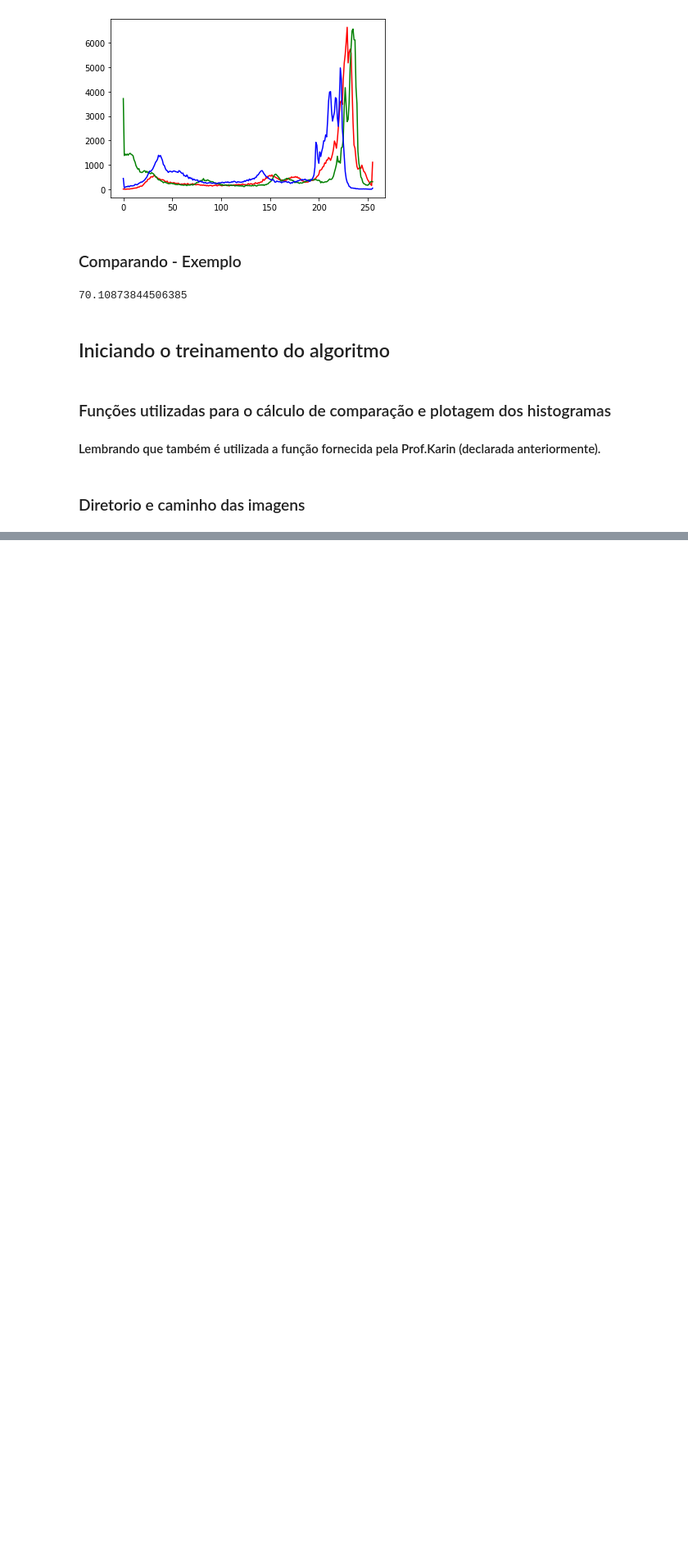
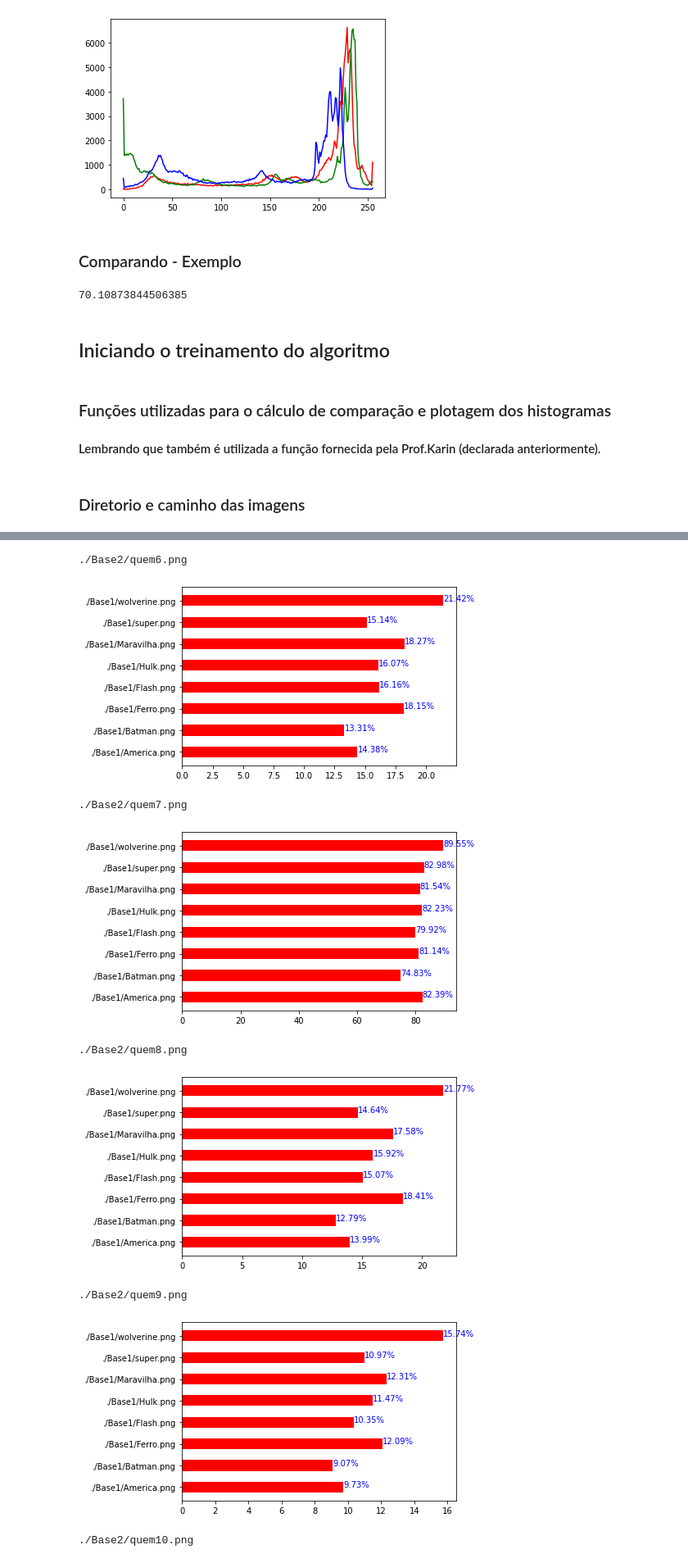
Before and after one commit to GodKelvin/PDI_Comparacao_Img_Histograma, a Jupyter notebook: pdi_tarefa_1.ipynb, the cells around one changed output, grey strips where cells are left out. Shown at 82% size. Cells and saved outputs as stored; diff of their text form; code cells hidden in the pictures; blank space fills up the shorter version.

```diff
--- a/pdi_tarefa_1.ipynb
+++ b/pdi_tarefa_1.ipynb
@@ -197,0 +215,12 @@ plot_histograma(hr, hg, hb)
+# %%
+executa_testes(modelos_img, teste2_img)
+# %% [output]
+./Base2/quem6.png
+[figure, added]
+./Base2/quem7.png
+[figure, added]
+./Base2/quem8.png
+[figure, added]
+./Base2/quem9.png
+[figure, added]
+./Base2/quem10.png
```
Also changed, not shown: parts of 10 cells of this notebook.
